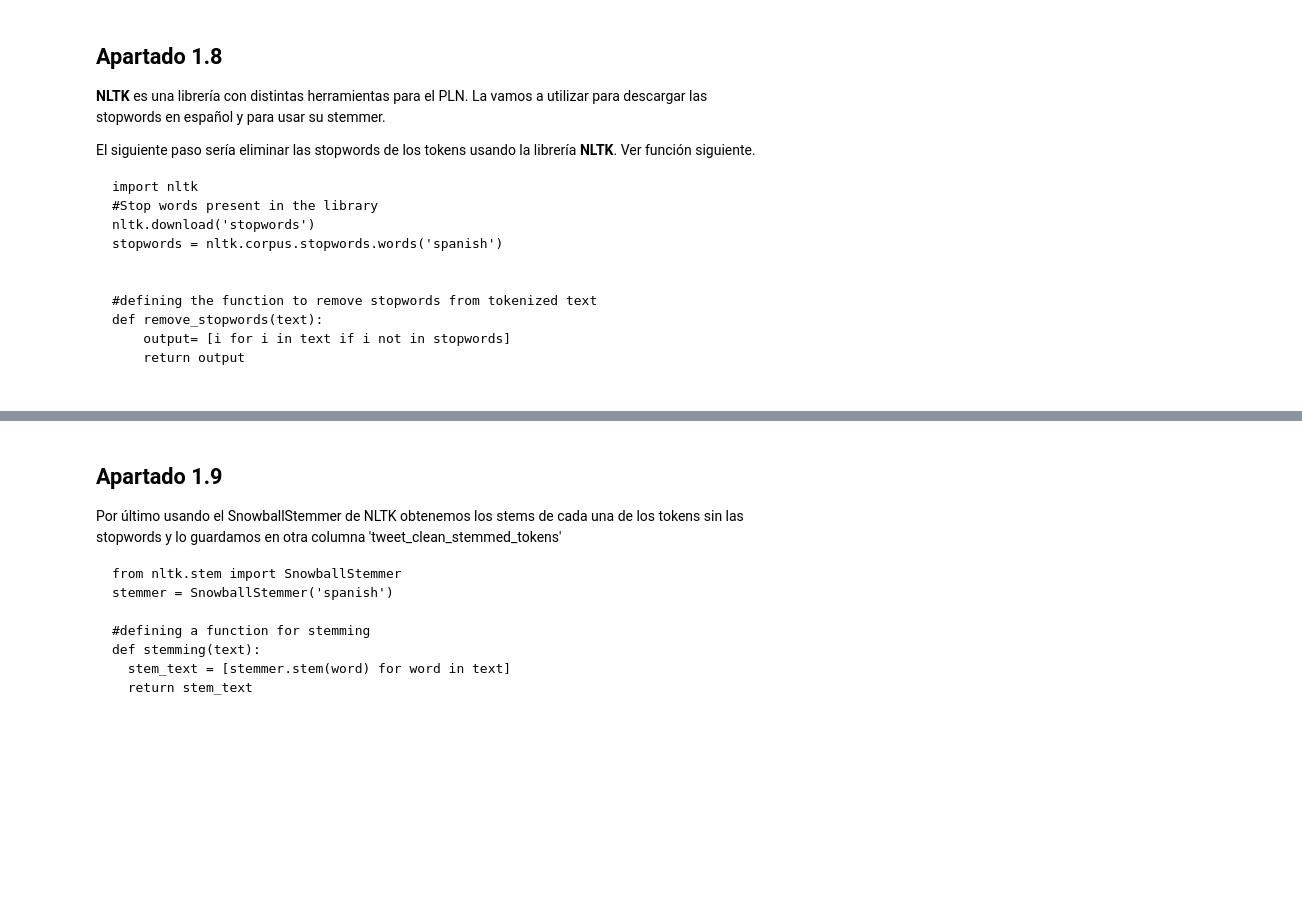
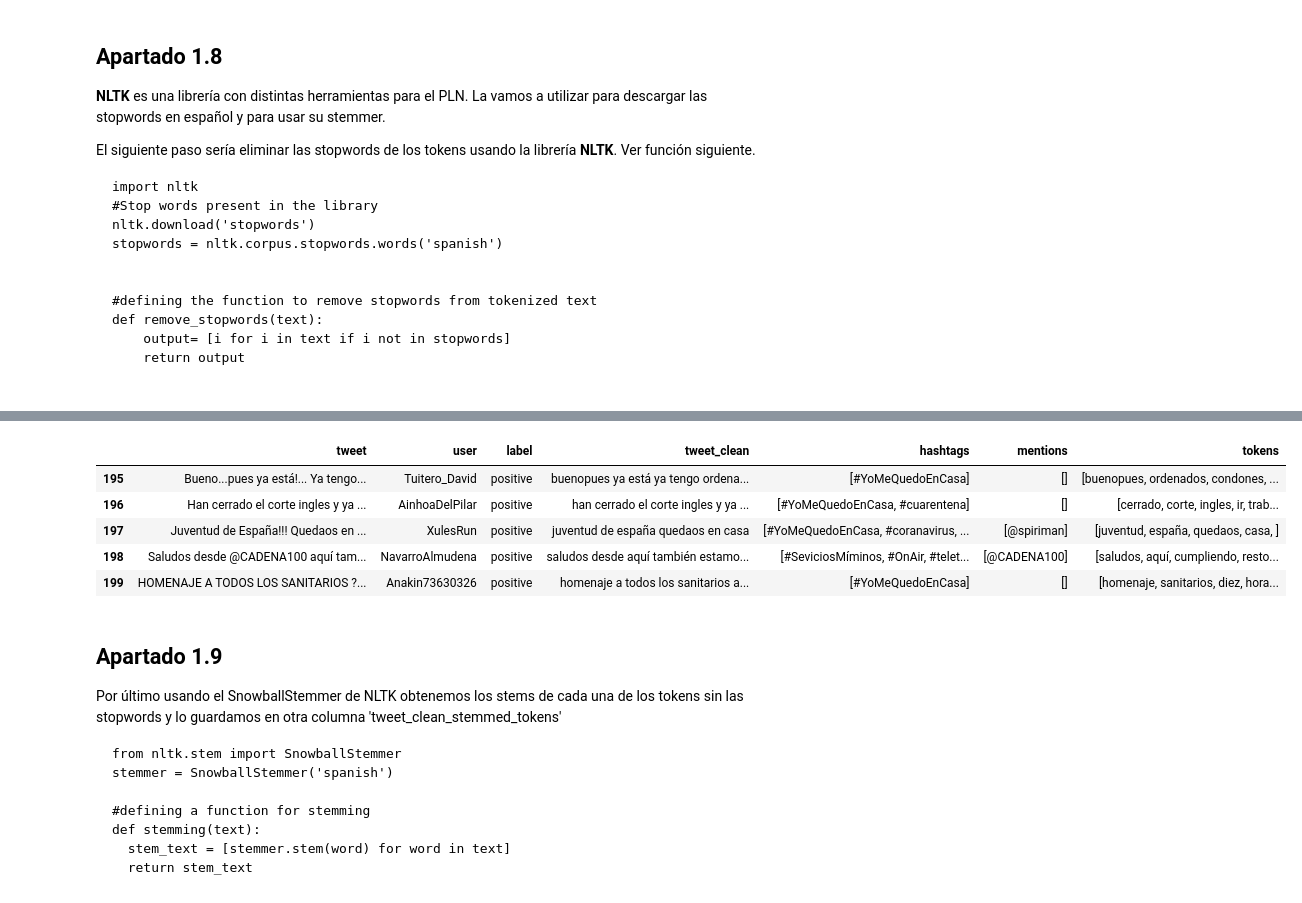
Before and after one commit to jesusGS01/TGINE, a Jupyter notebook: P1_1_AnalisisTextual.ipynb, the cells around one changed output, grey strips where cells are left out. Cells and saved outputs as stored; diff of their text form; code cells hidden in the pictures; blank space fills up the shorter version.

````diff
--- a/P1_1_AnalisisTextual.ipynb
+++ b/P1_1_AnalisisTextual.ipynb
@@ -99,3 +186,19 @@ def remove_stopwords(text):
     return output
 
 ```
+# %%
+import nltk
+# Stop words present in the library
+nltk.download('stopwords')
+stopwords = nltk.corpus.stopwords.words('spanish')
+
+stopwords
+
+# defining the function to remove stopwords from tokenized text
+def remove_stopwords(text):
+    output= [i for i in text if i not in stopwords]
+    return output
+
+data2['tokens'] = data2['tokens'].apply(lambda x: remove_stopwords(x))
+data2.tail()
+# %% [output]
@@ -102,3 +207,9 @@ def remove_stopwords(text):
+|  | tweet | user | label | tweet_clean | hashtags | mentions | tokens |
+| 195 | Bueno...pues ya está!... Ya tengo... | Tuitero_David | positive | buenopues ya está ya tengo ordena... | [#YoMeQuedoEnCasa] | [] | [buenopues, ordenados, condones, ... |
+| 196 | Han cerrado el corte ingles y ya ... | AinhoaDelPilar | positive | han cerrado el corte ingles y ya ... | [#YoMeQuedoEnCasa, #cuarentena] | [] | [cerrado, corte, ingles, ir, trab... |
+| 197 | Juventud de España!!! Quedaos en ... | XulesRun | positive | juventud de españa quedaos en casa | [#YoMeQuedoEnCasa, #coranavirus, ... | [@spiriman] | [juventud, españa, quedaos, casa, ] |
+| 198 | Saludos desde @CADENA100 aquí tam... | NavarroAlmudena | positive | saludos desde aquí también estamo... | [#SeviciosMíminos, #OnAir, #telet... | [@CADENA100] | [saludos, aquí, cumpliendo, resto... |
+| 199 | HOMENAJE A TODOS LOS SANITARIOS ?... | Anakin73630326 | positive | homenaje a todos los sanitarios a... | [#YoMeQuedoEnCasa] | [] | [homenaje, sanitarios, diez, hora... |
 # %% [markdown]
 ## Apartado 1.9
 
````
Also changed, not shown: parts of 11 cells of this notebook.
